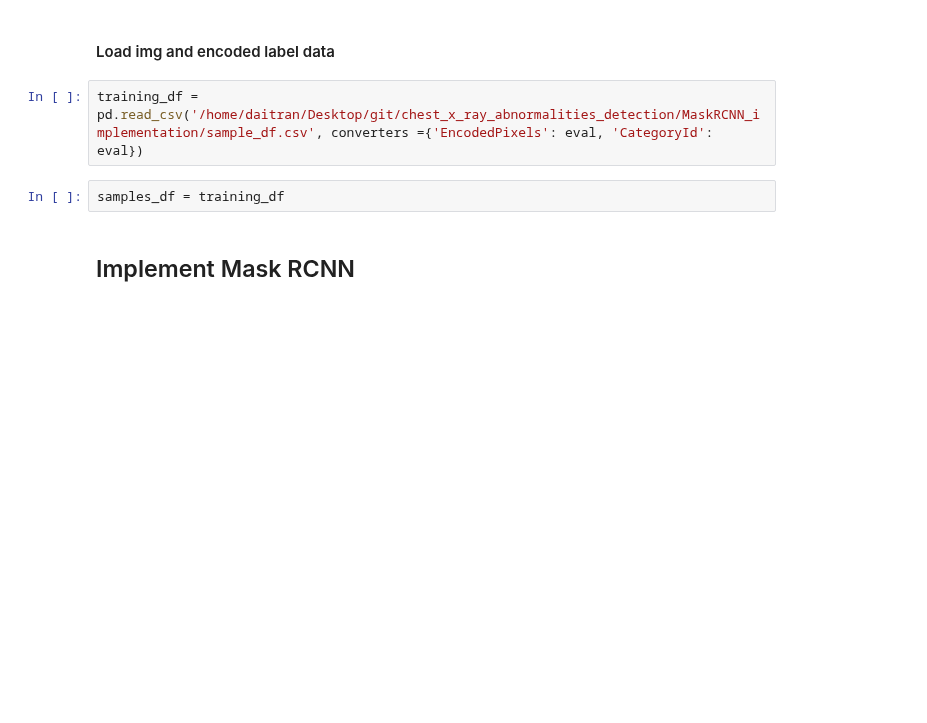
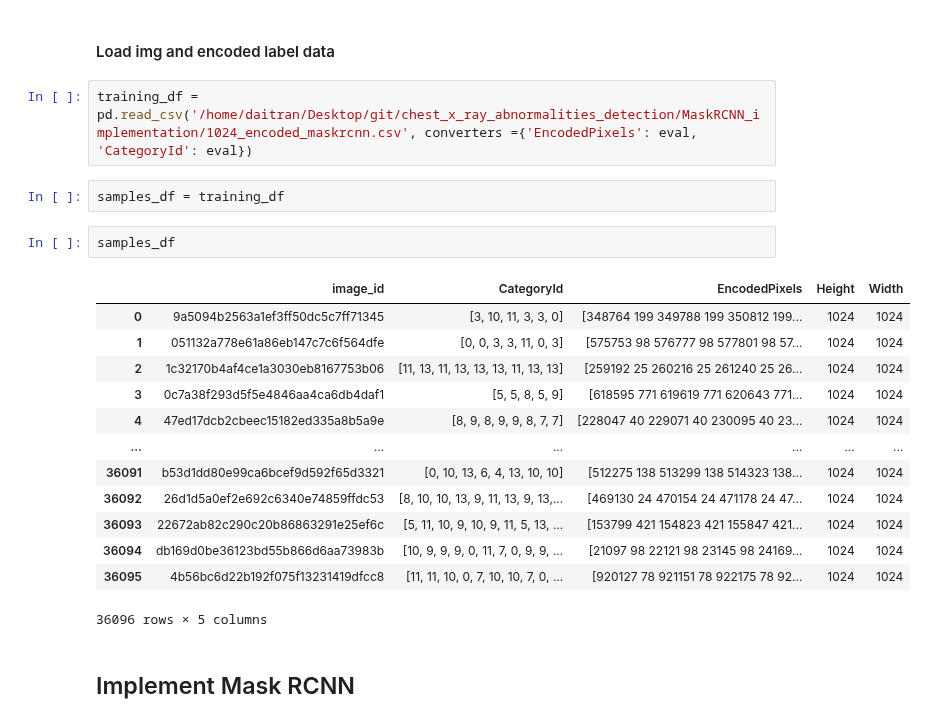
Before and after one commit to daitranskku/chest_x_ray_abnormalities_detection, a Jupyter notebook: MaskRCNN_implementation/inspect_data.ipynb, the cells around one changed output. Cells and saved outputs as stored; diff of their text form; blank space fills up the shorter version.

```diff
--- a/MaskRCNN_implementation/inspect_data.ipynb
+++ b/MaskRCNN_implementation/inspect_data.ipynb
@@ -75,9 +75,25 @@ def dicom2array(path, voi_lut=True, fix_monochrome=True):
 # %% [markdown]
 #### Load img and encoded label data
 # %%
-training_df = pd.read_csv('/home/daitran/Desktop/git/chest_x_ray_abnormalities_detection/MaskRCNN_implementation/sample_df.csv', converters ={'EncodedPixels': eval, 'CategoryId': eval})
+training_df = pd.read_csv('/home/daitran/Desktop/git/chest_x_ray_abnormalities_detection/MaskRCNN_implementation/1024_encoded_maskrcnn.csv', converters ={'EncodedPixels': eval, 'CategoryId': eval})
 # %%
 samples_df = training_df
+# %%
+samples_df
+# %% [output]
+|  | image_id | CategoryId | EncodedPixels | Height | Width |
+| 0 | 9a5094b2563a1ef3ff50dc5c7ff71345 | [3, 10, 11, 3, 3, 0] | [348764 199 349788 199 350812 199... | 1024 | 1024 |
+| 1 | 051132a778e61a86eb147c7c6f564dfe | [0, 0, 3, 3, 11, 0, 3] | [575753 98 576777 98 577801 98 57... | 1024 | 1024 |
+| 2 | 1c32170b4af4ce1a3030eb8167753b06 | [11, 13, 11, 13, 13, 13, 11, 13, 13] | [259192 25 260216 25 261240 25 26... | 1024 | 1024 |
+| 3 | 0c7a38f293d5f5e4846aa4ca6db4daf1 | [5, 5, 8, 5, 9] | [618595 771 619619 771 620643 771... | 1024 | 1024 |
+| 4 | 47ed17dcb2cbeec15182ed335a8b5a9e | [8, 9, 8, 9, 9, 8, 7, 7] | [228047 40 229071 40 230095 40 23... | 1024 | 1024 |
+| ... | ... | ... | ... | ... | ... |
+| 36091 | b53d1dd80e99ca6bcef9d592f65d3321 | [0, 10, 13, 6, 4, 13, 10, 10] | [512275 138 513299 138 514323 138... | 1024 | 1024 |
+| 36092 | 26d1d5a0ef2e692c6340e74859ffdc53 | [8, 10, 10, 13, 9, 11, 13, 9, 13,... | [469130 24 470154 24 471178 24 47... | 1024 | 1024 |
+| 36093 | 22672ab82c290c20b86863291e25ef6c | [5, 11, 10, 9, 10, 9, 11, 5, 13, ... | [153799 421 154823 421 155847 421... | 1024 | 1024 |
+| 36094 | db169d0be36123bd55b866d6aa73983b | [10, 9, 9, 9, 0, 11, 7, 0, 9, 9, ... | [21097 98 22121 98 23145 98 24169... | 1024 | 1024 |
+| 36095 | 4b56bc6d22b192f075f13231419dfcc8 | [11, 11, 10, 0, 7, 10, 10, 7, 0, ... | [920127 78 921151 78 922175 78 92... | 1024 | 1024 |
+36096 rows × 5 columns
 # %% [markdown]
 ## Implement Mask RCNN
 # %%
```
Also changed, not shown: parts of 6 cells of this notebook, 2 other files.
